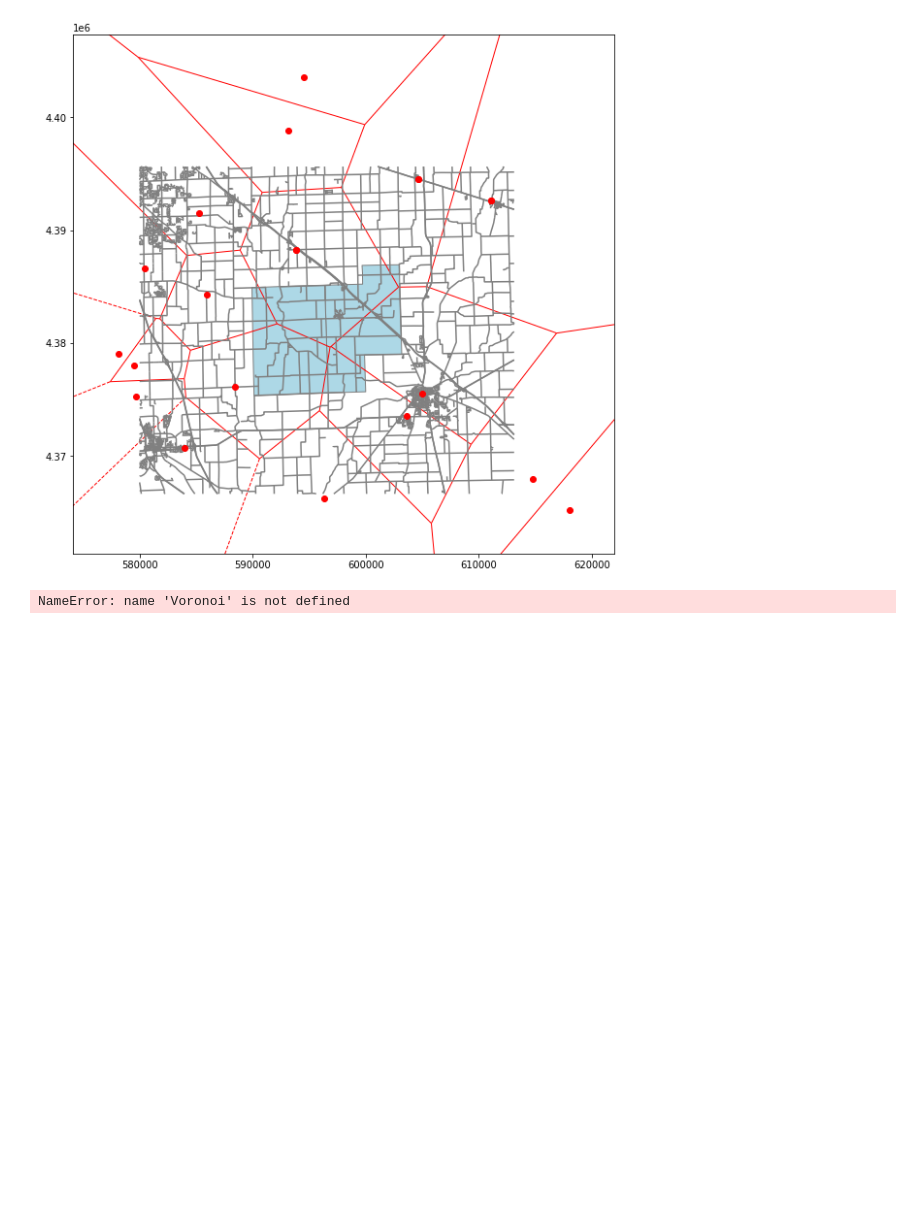
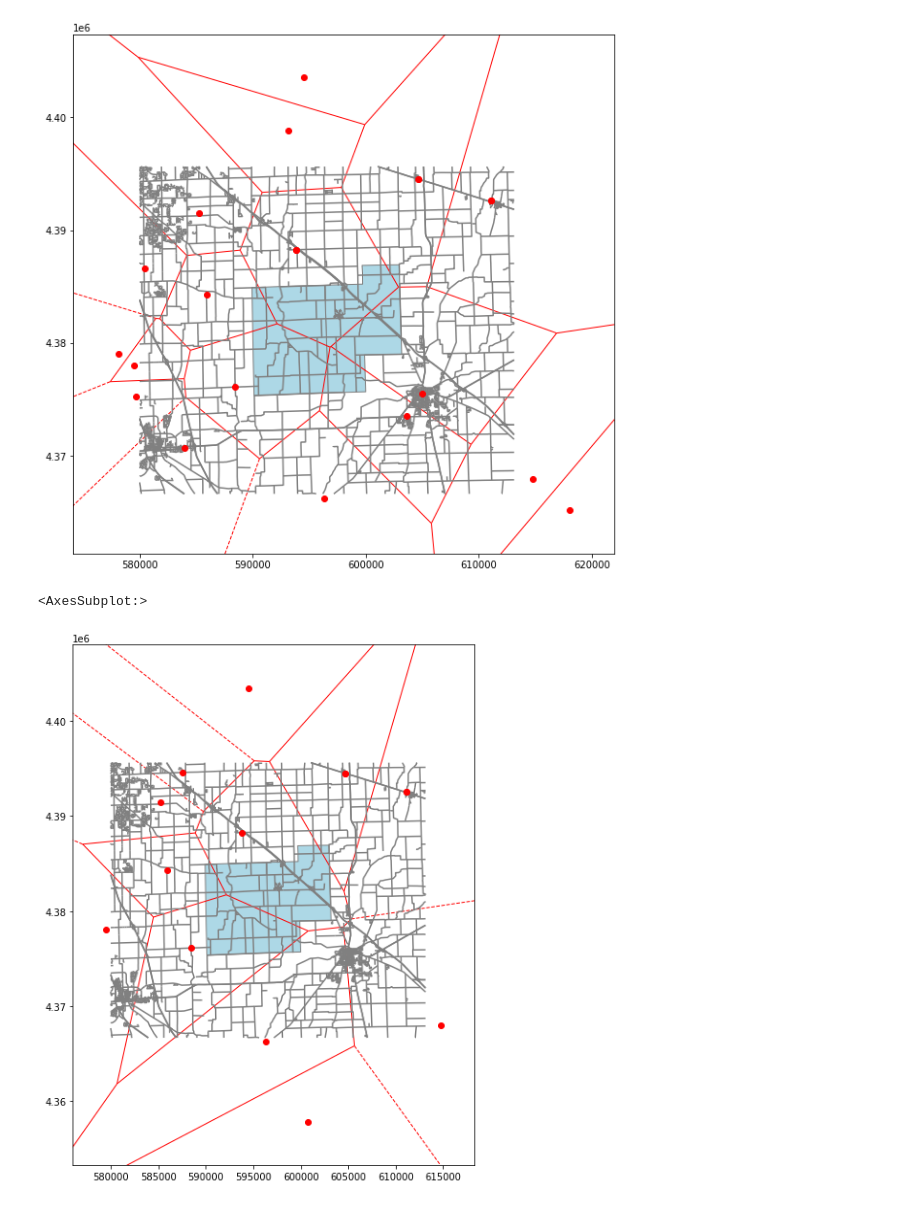
Before and after one commit to trimble/fire_geozones, a Jupyter notebook: Geos.ipynb, the cells around one changed output. Drawn from its saved outputs; the diff is of its cells as text; code cells hidden in the pictures; blank space fills up the shorter version.

Commit message:
Add tankers analysis

```diff
--- a/Geos.ipynb
+++ b/Geos.ipynb
@@ -85,13 +85,13 @@ def get_stations():
   return _stations.drop(columns=['id'])
 
 def get_engines():
-  return _apparatus[_apparatus['types'].str.contains("engine")].join(_stations.set_index('id'), on='station_id', lsuffix='_apparatus', rsuffix='_station')[['name_apparatus','lat','lon']].rename(columns={'name_apparatus':'name'})
+  return _apparatus[_apparatus['types'].str.contains("engine")].join(_stations.set_index('id'), on='station_id', lsuffix='_apparatus', rsuffix='_station')[['name_apparatus','lat','lon']].rename(columns={'name_apparatus':'name'}).reset_index(drop=True)
 
 def get_tankers():
-  return _apparatus[_apparatus['types'].str.contains("tanker")].join(_stations.set_index('id'), on='station_id', lsuffix='_apparatus', rsuffix='_station')[['name_apparatus','lat','lon']].rename(columns={'name_apparatus':'name'})
+  return _apparatus[_apparatus['types'].str.contains("tanker")].join(_stations.set_index('id'), on='station_id', lsuffix='_apparatus', rsuffix='_station')[['name_apparatus','lat','lon']].rename(columns={'name_apparatus':'name'}).reset_index(drop=True)
 
 def get_ladders():
-  return _apparatus[_apparatus['types'].str.contains("ladder")].join(_stations.set_index('id'), on='station_id', lsuffix='_apparatus', rsuffix='_station')[['name_apparatus','lat','lon']].rename(columns={'name_apparatus':'name'})
+  return _apparatus[_apparatus['types'].str.contains("ladder")].join(_stations.set_index('id'), on='station_id', lsuffix='_apparatus', rsuffix='_station')[['name_apparatus','lat','lon']].rename(columns={'name_apparatus':'name'}).reset_index(drop=True)
 # %% [markdown]
 Eyeball test to see if the data and the getters work...
 # %%
@@ -244,33 +244,22 @@ second_due_engines.plot(ax=ax, color='red', zorder=10)
 # %% [output]
 <AxesSubplot:>
 [figure]
-# %%
-points = []
-non_fland_engines = engines[2:]
-points = list(set(non_fland_engines[['lon','lat']].itertuples(index=False, name=None)))
-
-vor = Voronoi(points)
-
-regions, vertices = vv.voronoi_finite_polygons_2d(vor)
-poly1 = vertices[regions[1]]
-data1 = Polygon(poly1)
-poly2 = vertices[regions[7]]
-data2 = Polygon(poly2)
-poly3 = vertices[regions[9]]
-data3 = Polygon(poly3)
-poly4 = vertices[regions[10]]
-data4 = Polygon(poly4)
-poly5 = vertices[regions[14]]
-data5 = Polygon(poly5)
-fig, ax = plt.subplots()
-fig.set_size_inches(30, 30)
-jurisdiction.exterior.to_crs(epsg=4326).plot(ax=ax, color='orange')
-streets.to_crs(epsg=4326).plot(ax=ax, color='grey')
-engines.plot(ax=ax, color='red')
-gpd.GeoSeries(data1).exterior.plot(ax=ax)
-gpd.GeoSeries(data2).exterior.plot(ax=ax)
-gpd.GeoSeries(data3).exterior.plot(ax=ax)
-gpd.GeoSeries(data4).exterior.plot(ax=ax)
-gpd.GeoSeries(data5).exterior.plot(ax=ax)
-# %% [output]
-NameError: name 'Voronoi' is not defined
+# %%
+tankers_df = get_tankers()
+tankers = gpd.GeoDataFrame(tankers_df, geometry=gpd.points_from_xy(tankers_df.lon, tankers_df.lat), crs='EPSG:4326')
+tankers = tankers.to_crs('EPSG:26916')
+
+
+second_due_tankers = tankers[0:1].append(tankers[3:])
+second_due_tanker_coords = [(x,y) for x,y in zip(second_due_tankers['geometry'].x , second_due_tankers['geometry'].y)]
+
+vor = scipy.spatial.Voronoi(second_due_tanker_coords)
+
+fig, ax = plt.subplots(figsize=(10,10))
+voronoi_figure = scipy.spatial.voronoi_plot_2d(vor, ax=ax, show_vertices=False, line_colors='red')
+jurisdiction.plot(ax=ax, color='lightblue', edgecolor='grey')
+roads.plot(ax=ax, color='grey', zorder=5)
+second_due_tankers.plot(ax=ax, color='red', zorder=10)
+# %% [output]
+<AxesSubplot:>
+[figure, added]
```
